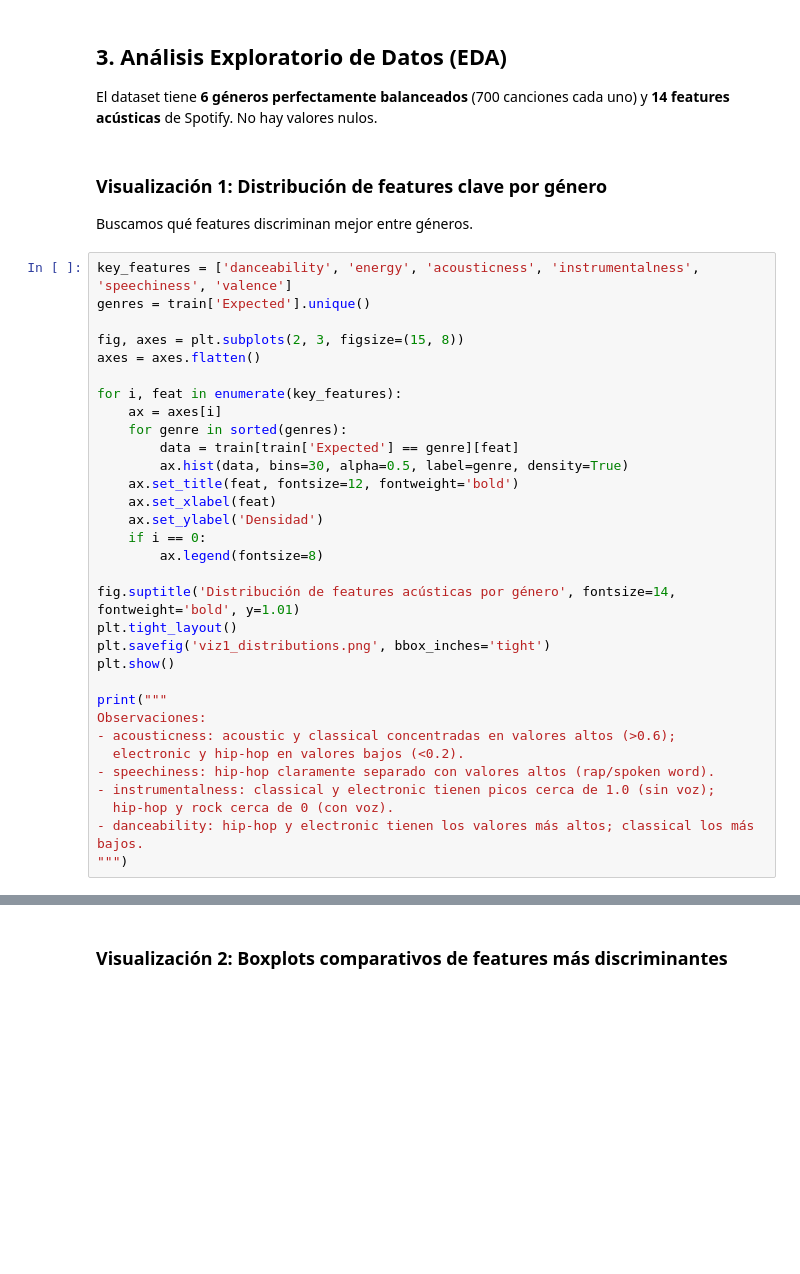
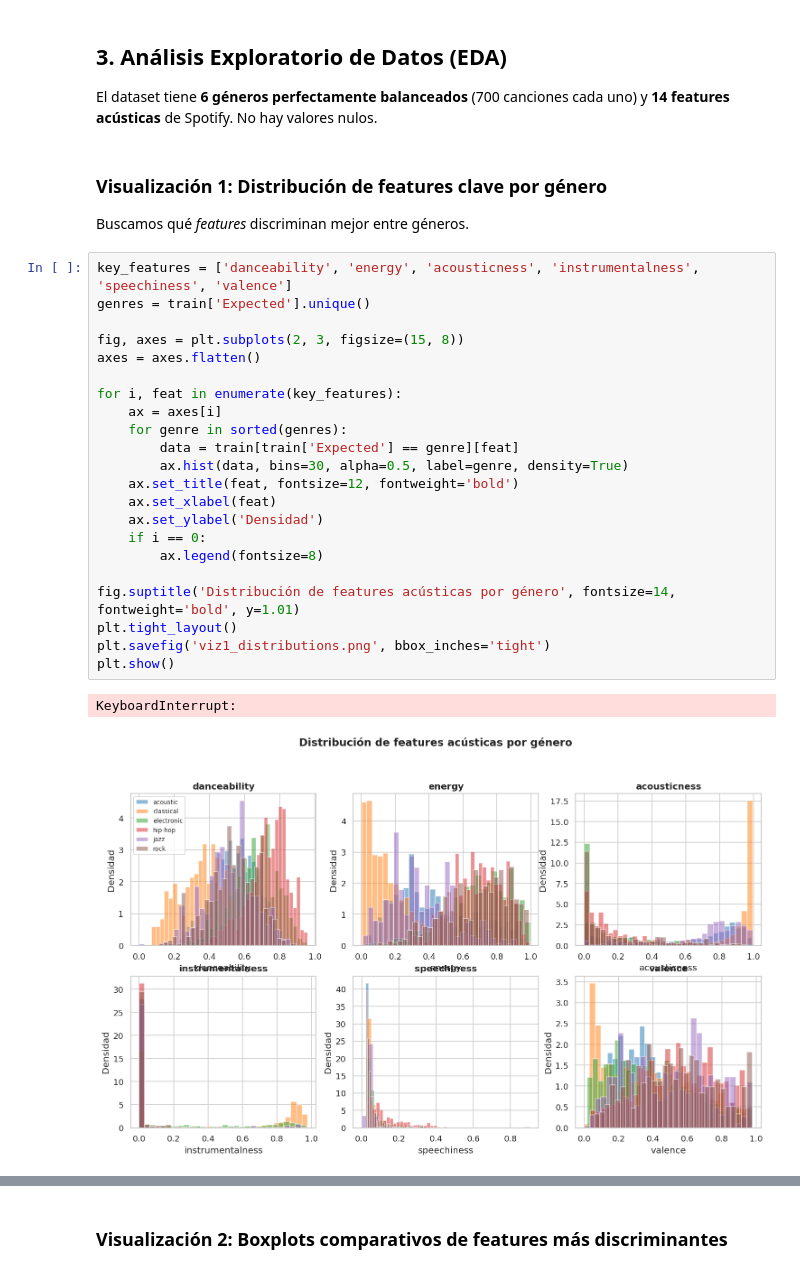
Before and after one commit to juanignacioelosegui/td-vi, a Jupyter notebook: 1S-2026/tp/2/tp.ipynb, the cells around one changed output, grey strips where cells are left out. Drawn from its saved outputs; the diff is of its cells as text; blank space fills up the shorter version.

```diff
--- a/1S-2026/tp/2/tp.ipynb
+++ b/1S-2026/tp/2/tp.ipynb
@@ -63,36 +93,29 @@ El dataset tiene **6 géneros perfectamente balanceados** (700 canciones cada un
 # %% [markdown]
 ### Visualización 1: Distribución de features clave por género
 
-Buscamos qué features discriminan mejor entre géneros.
+Buscamos qué _features_ discriminan mejor entre géneros.
 # %%
 key_features = ['danceability', 'energy', 'acousticness', 'instrumentalness', 'speechiness', 'valence']
 genres = train['Expected'].unique()
 
 fig, axes = plt.subplots(2, 3, figsize=(15, 8))
 axes = axes.flatten()
 
 for i, feat in enumerate(key_features):
     ax = axes[i]
     for genre in sorted(genres):
         data = train[train['Expected'] == genre][feat]
         ax.hist(data, bins=30, alpha=0.5, label=genre, density=True)
     ax.set_title(feat, fontsize=12, fontweight='bold')
     ax.set_xlabel(feat)
     ax.set_ylabel('Densidad')
     if i == 0:
         ax.legend(fontsize=8)
 
 fig.suptitle('Distribución de features acústicas por género', fontsize=14, fontweight='bold', y=1.01)
 plt.tight_layout()
 plt.savefig('viz1_distributions.png', bbox_inches='tight')
 plt.show()
-
-print("""
-Observaciones:
-- acousticness: acoustic y classical concentradas en valores altos (>0.6);
-  electronic y hip-hop en valores bajos (<0.2).
-- speechiness: hip-hop claramente separado con valores altos (rap/spoken word).
-- instrumentalness: classical y electronic tienen picos cerca de 1.0 (sin voz);
-  hip-hop y rock cerca de 0 (con voz).
-- danceability: hip-hop y electronic tienen los valores más altos; classical los más bajos.
-""")
+# %% [output]
+KeyboardInterrupt:
+[figure, added]
```
Also changed, not shown: parts of 21 cells of this notebook, 6 other files.
